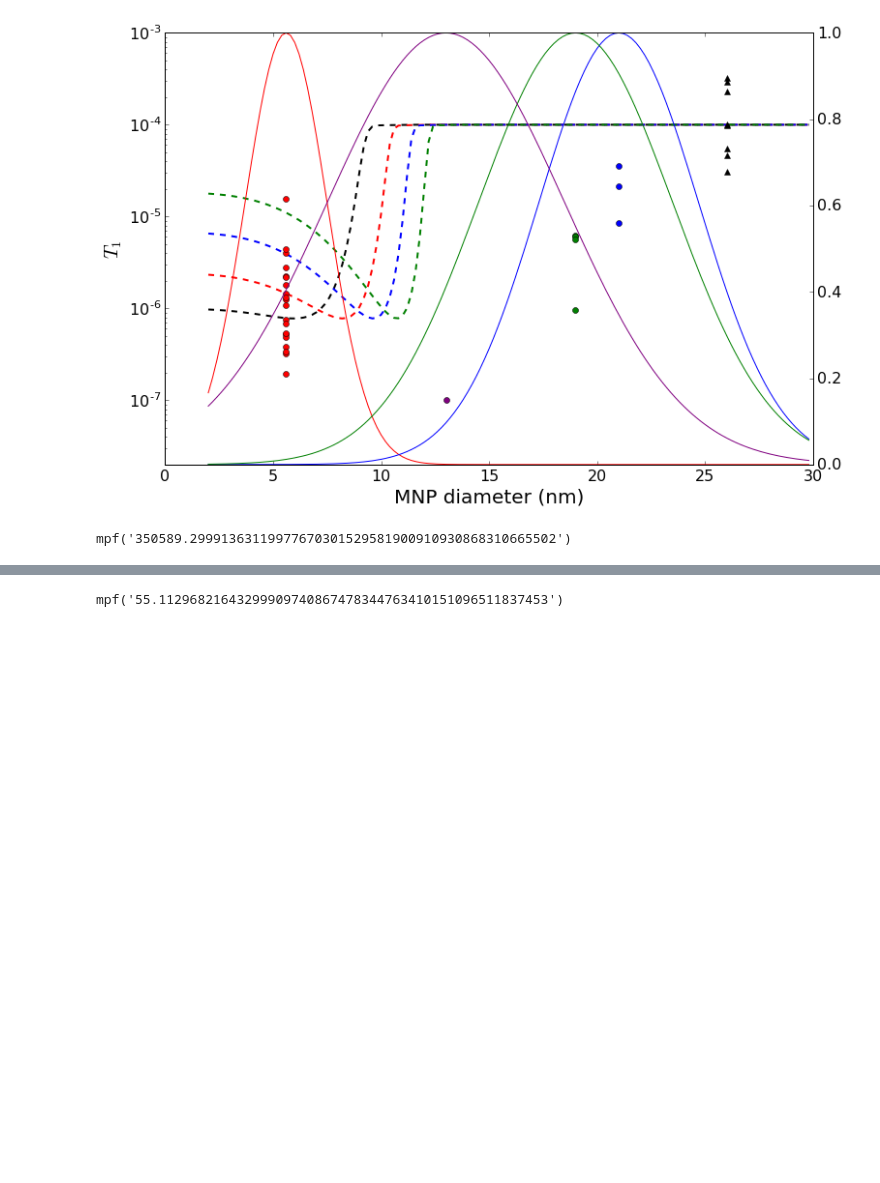
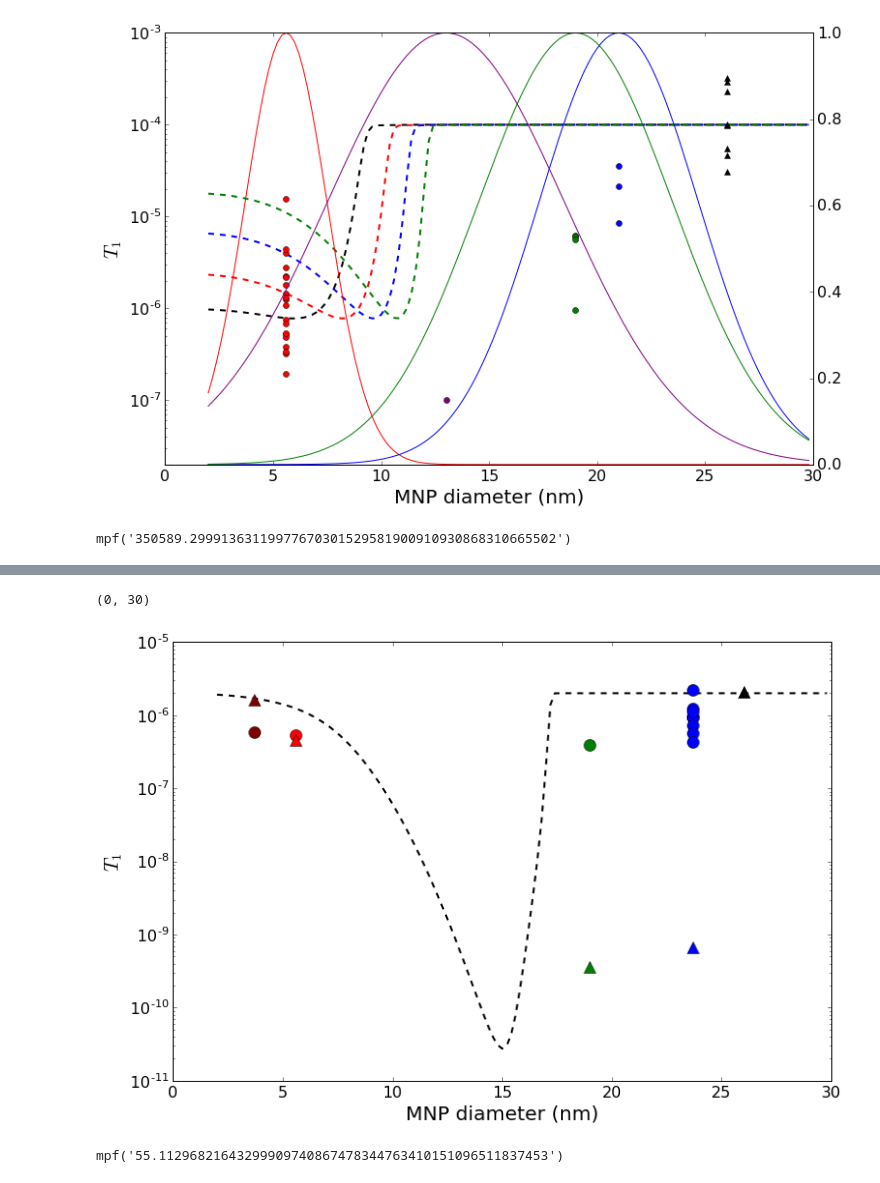
Before and after one commit to nsteins/MNP-analysis, a Jupyter notebook: MNP sim Summary.ipynb, the cells around one changed output, grey strips where cells are left out. Drawn from its saved outputs; the diff is of its cells as text; code cells hidden in the pictures; blank space fills up the shorter version.

```diff
--- a/MNP sim Summary.ipynb
+++ b/MNP sim Summary.ipynb
@@ -300,6 +337,7 @@ ax1.set_xlim([0,30])
 MNP2_T2 = np.array([256,829])*1E-9
 MNP4_T2 = np.array([926,1226,961,939,729,567,2194,433,1136])*1E-9
 MNP5_T2 = np.array([124,654])*1E-9
+MNP12_T2 = np.array([471,597,670])*1E-9
 bare_T2 = 2074E-9
 # %%
 f, ax1 = plt.subplots()
@@ -333,3 +371,41 @@ ax1.set_ylabel("$T_2$",fontsize=20)
+# %%
+plt.rcParams['lines.markersize']=12
+f, ax1 = plt.subplots()
+ax1.plot(R*2,T2_4,'k--',linewidth=2,label='T1')
+
+
+
+ax1.plot(26,np.mean(bare_T2),'k^')
+
+
+ax1.plot(5.6,np.mean(MNP2_T2),'ro')
+ax1.plot(5.6,pred_time(T2_4,gaussian(R*2,5.6,1.9)),'r^')
+
+ax1.plot(np.ones_like(MNP4_T2)*23.7,MNP4_T2,'bo')
+ax1.plot(23.7,pred_time(T2_4,gaussian(R*2,23.7,7)),'b^')
+
+
+ax1.semilogy(19,np.mean(MNP5_T2),'go')
+ax1.plot(19,pred_time(T2_4,gaussian(R*2,19,4.5)),'g^')
+
+
+#ax1.plot(13,400E-9,'o',color='purple')
+#ax1.plot(13,pred_time(T1_4,gaussian(R*2,13,5.5)),'^',color='purple')
+
+ax1.plot(2.53,np.mean(MNP12_T2),'o',color='maroon')
+ax1.plot(2.53,pred_time(T2_4,gaussian(R*2,2.53,0.76)),'^',color='maroon')
+
+#plt.plot(8,0,'go')
+#plt.plot(R*2,T2,'r-o',linewidth=2,label='T2')
+ax1.set_xlabel("MNP diameter (nm)",fontsize=20)
+ax1.set_ylabel("$T_1$",fontsize=20)
+#plt.ylabel("$T_{MNP} / T_{bare} $",fontsize=24)
+ax1.set_xlim([0,30])
+#ax1.set_ylim([20E-9,1E-3])
+#plt.legend()
+# %% [output]
+(0, 30)
+[figure, added]
 # %%
 f, ax1 = plt.subplots()
 ax2 = ax1.twinx()
```
Also changed, not shown: parts of 10 cells of this notebook, 5 other files.
